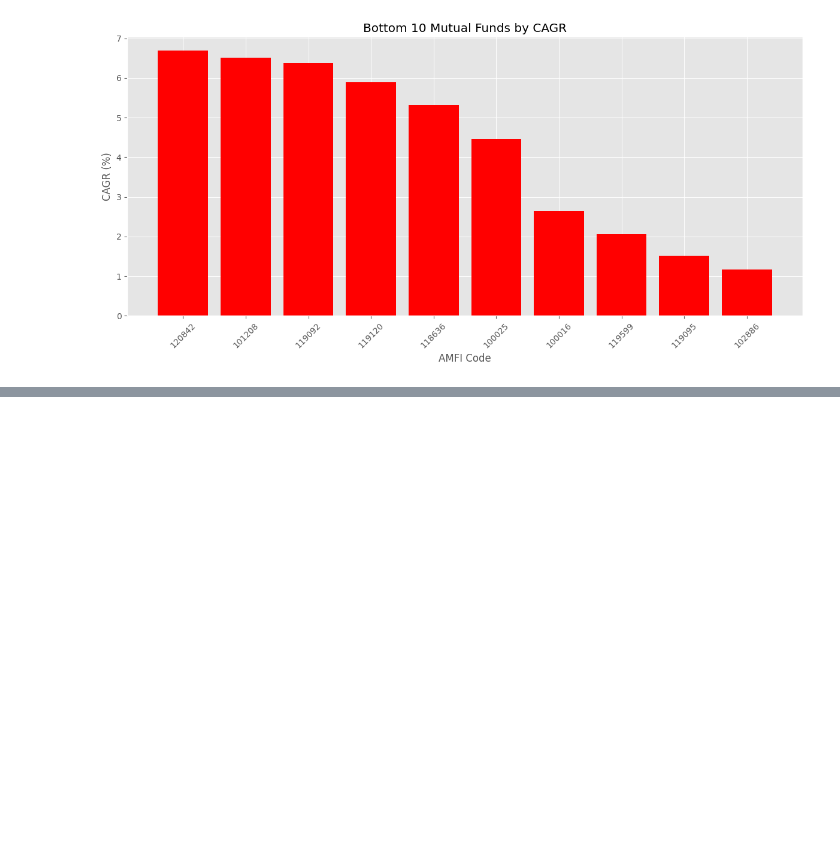
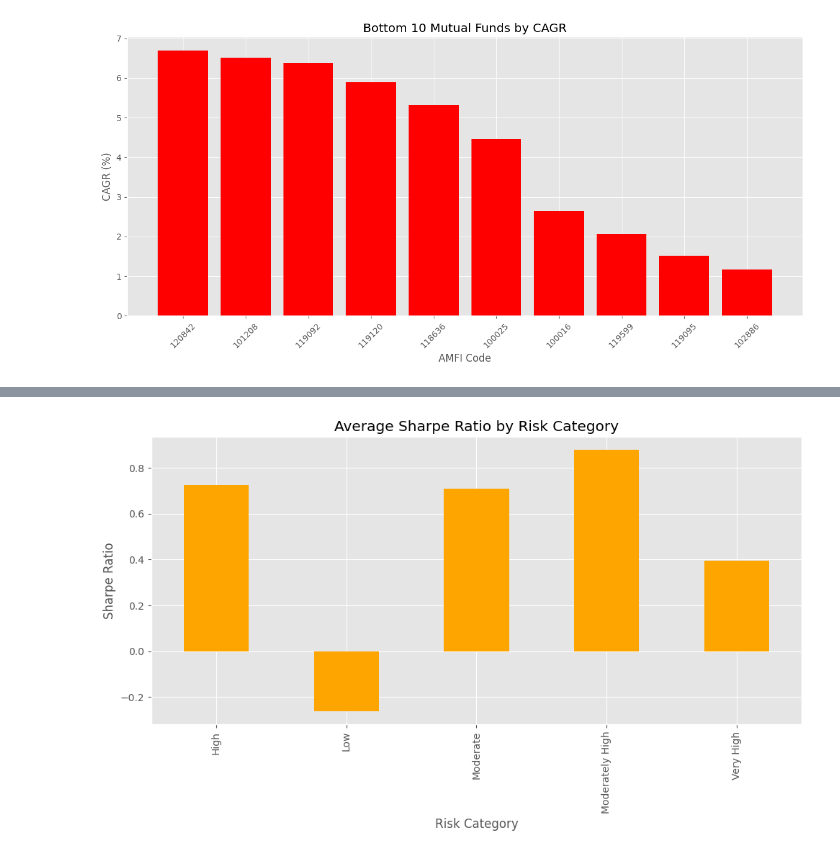
Before and after one commit to KushmaReddy/Mutual_Fund_Analytics, a Jupyter notebook: notebooks/04_performance_analytics.ipynb, the cells around one changed output, grey strips where cells are left out. Cells and saved outputs as stored; diff of their text form; code cells hidden in the pictures; blank space fills up the shorter version.

Commit message:
Completed Day 6 Advanced Analytics and Risk Metrics

```diff
--- a/notebooks/04_performance_analytics.ipynb
+++ b/notebooks/04_performance_analytics.ipynb
@@ -519,0 +581,8 @@ The notebook can be extended further by adding rolling returns, volatility forec
+# %%
+risk_analysis = (
+    final_report
+    .groupby("risk_category")["Sharpe Ratio"]
+    .mean()
+)
+
+risk_analysis
@@ -519,0 +597,19 @@ The notebook can be extended further by adding rolling returns, volatility forec
+# %%
+plt.figure(figsize=(10,6))
+
+risk_analysis.plot(
+    kind="bar",
+    color="orange"
+)
+
+plt.title("Average Sharpe Ratio by Risk Category")
+plt.xlabel("Risk Category")
+plt.ylabel("Sharpe Ratio")
+
+plt.tight_layout()
+
+plt.savefig("../outputs/charts/risk_sharpe.png")
+
+plt.show()
+# %% [output]
+[figure, added]
```
Also changed, not shown: parts of 12 cells of this notebook, 8 other files.
